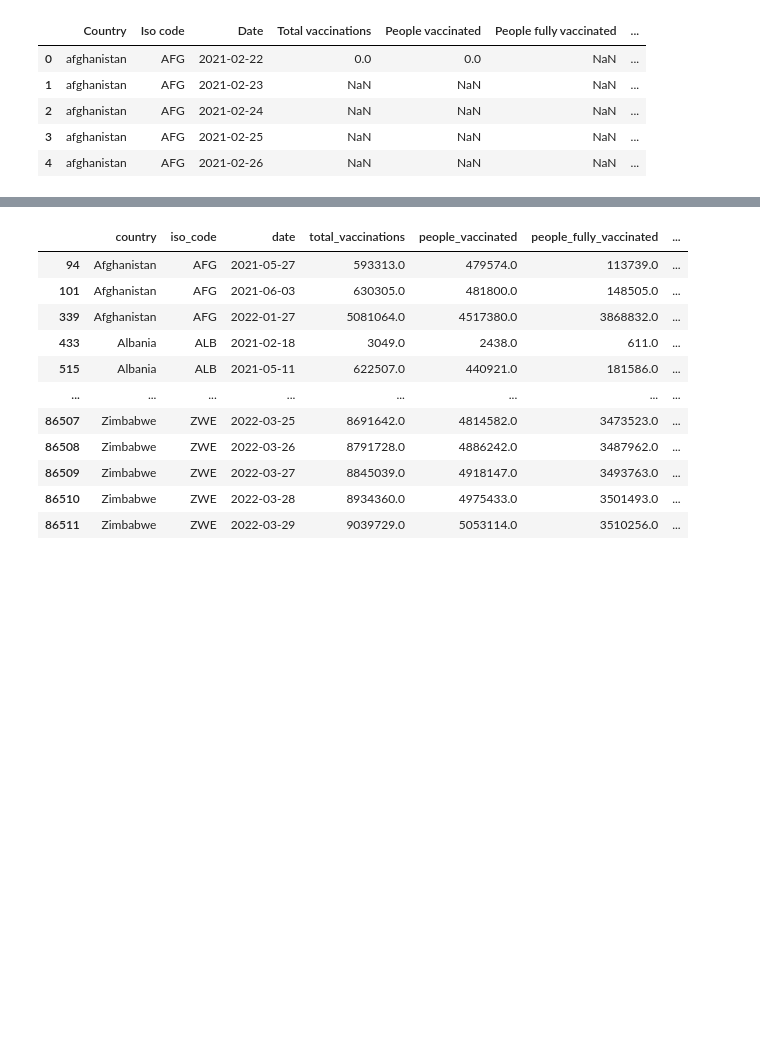
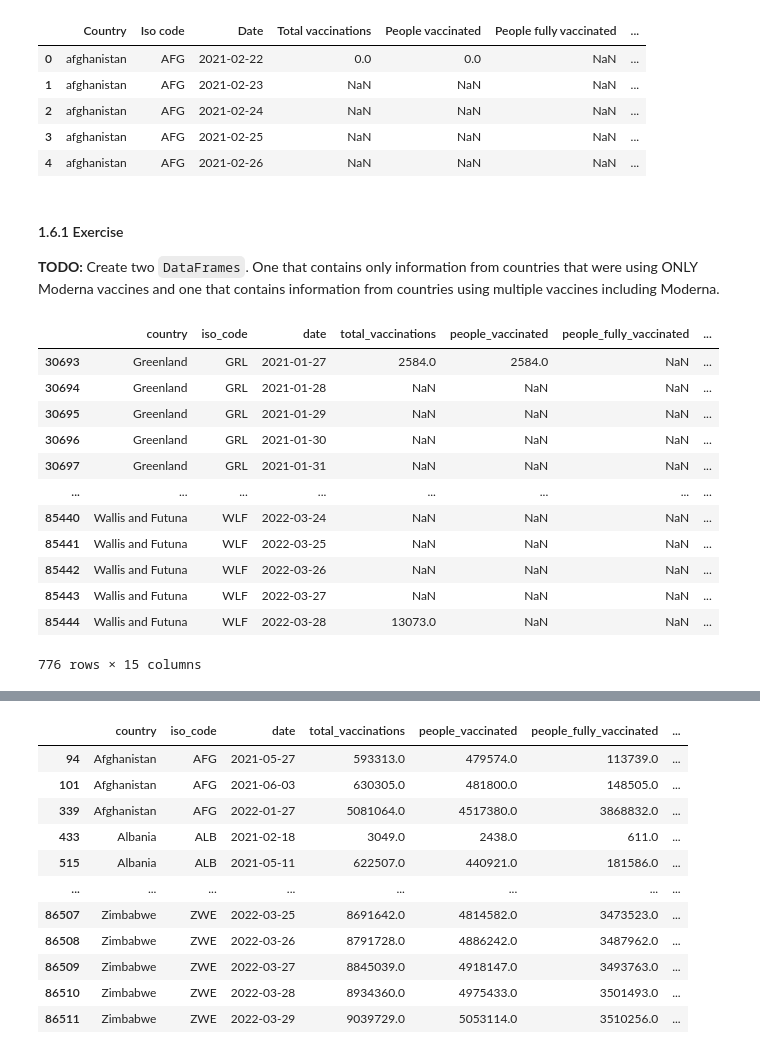
Before and after one commit to UVaBME/BME_JumpStart_Drafts, a Jupyter notebook: Day 2/Lesson-1-Data-Manipulation.ipynb, the cells around one changed output, grey strips where cells are left out. Cells and saved outputs as stored; diff of their text form; code cells hidden in the pictures; blank space fills up the shorter version.

Commit message:
Added numpy review and additional practice exercises in pandas

```diff
--- a/Day 2/Lesson-1-Data-Manipulation.ipynb
+++ b/Day 2/Lesson-1-Data-Manipulation.ipynb
@@ -485,3 +529,28 @@ str_df.head()
 | 2 | afghanistan | AFG | 2021-02-24 | NaN | NaN | NaN | ... |
 | 3 | afghanistan | AFG | 2021-02-25 | NaN | NaN | NaN | ... |
 | 4 | afghanistan | AFG | 2021-02-26 | NaN | NaN | NaN | ... |
+# %% [markdown]
+#### 1.6.1 Exercise
+
+**TODO:** Create two `DataFrames`. One that contains only information from countries that were using ONLY Moderna vaccines and one that contains information from countries using multiple vaccines including Moderna.
+# %%
+moderna_only = df[df["vaccines"] == "Moderna"]
+
+moderna_plus = df[(df["vaccines"].str.contains("Moderna")) &
+                  (df["vaccines"] != "Moderna")]
+# %%
+moderna_only
+# %% [output]
+|  | country | iso_code | date | total_vaccinations | people_vaccinated | people_fully_vaccinated | ... |
+| 30693 | Greenland | GRL | 2021-01-27 | 2584.0 | 2584.0 | NaN | ... |
+| 30694 | Greenland | GRL | 2021-01-28 | NaN | NaN | NaN | ... |
+| 30695 | Greenland | GRL | 2021-01-29 | NaN | NaN | NaN | ... |
+| 30696 | Greenland | GRL | 2021-01-30 | NaN | NaN | NaN | ... |
+| 30697 | Greenland | GRL | 2021-01-31 | NaN | NaN | NaN | ... |
+| ... | ... | ... | ... | ... | ... | ... | ... |
+| 85440 | Wallis and Futuna | WLF | 2022-03-24 | NaN | NaN | NaN | ... |
+| 85441 | Wallis and Futuna | WLF | 2022-03-25 | NaN | NaN | NaN | ... |
+| 85442 | Wallis and Futuna | WLF | 2022-03-26 | NaN | NaN | NaN | ... |
+| 85443 | Wallis and Futuna | WLF | 2022-03-27 | NaN | NaN | NaN | ... |
+| 85444 | Wallis and Futuna | WLF | 2022-03-28 | 13073.0 | NaN | NaN | ... |
+776 rows × 15 columns
```
Also changed, not shown: parts of 41 cells of this notebook.
